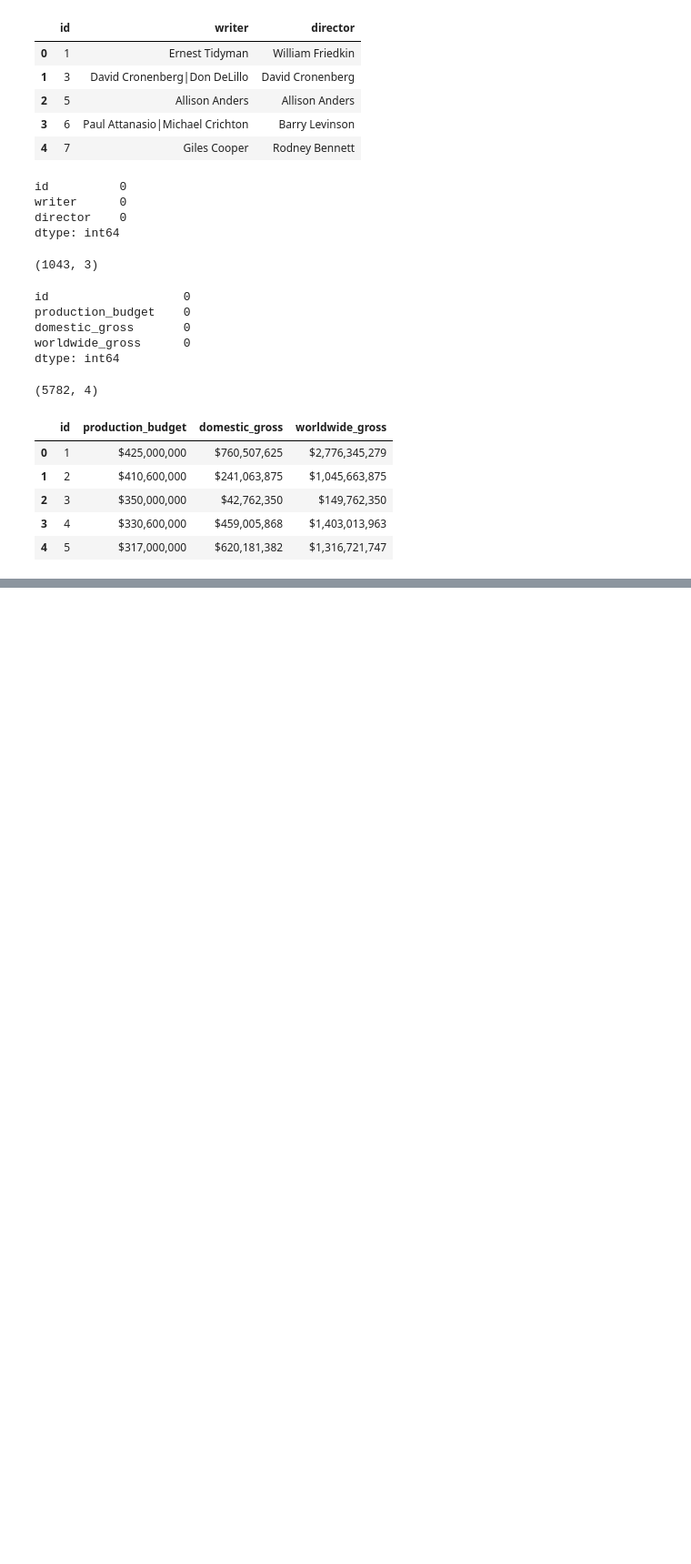
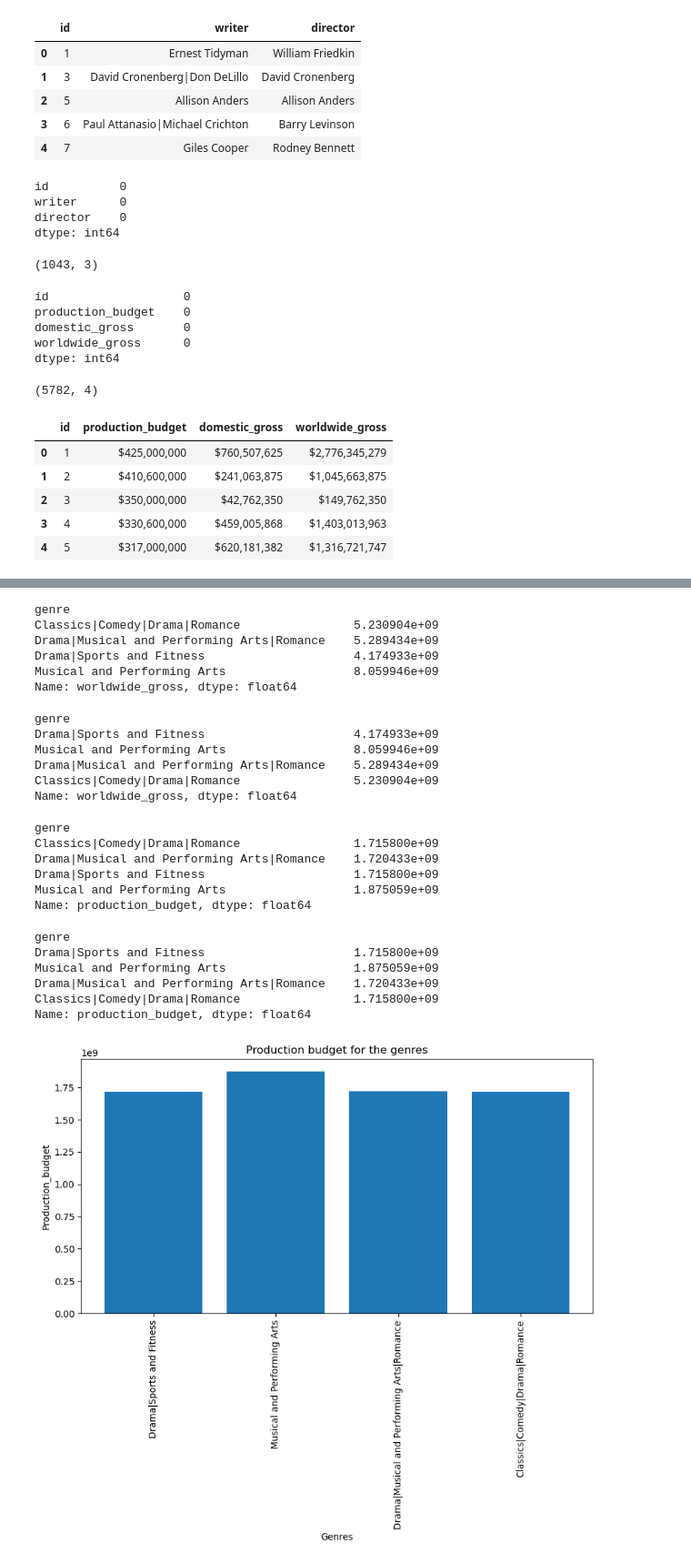
Before and after one commit to much-sly/phase-1-project, a Jupyter notebook: Phase 1 Project.ipynb, the cells around one changed output, grey strips where cells are left out. Shown: that part at 91% size. Saved outputs shown, nothing was run; the diff lists cells and outputs as text; code cells hidden in the pictures; blank space fills up the shorter version.

```diff
--- a/Phase 1 Project.ipynb
+++ b/Phase 1 Project.ipynb
@@ -393,0 +763,51 @@ movie_gross_new
+# %%
+Worldwide_genre_gross = final_df.groupby('genre')['worldwide_gross'].sum()
+Worldwide_genre_gross.head()
+# %% [output]
+genre
+Classics|Comedy|Drama|Romance                5.230904e+09
+Drama|Musical and Performing Arts|Romance    5.289434e+09
+Drama|Sports and Fitness                     4.174933e+09
+Musical and Performing Arts                  8.059946e+09
+Name: worldwide_gross, dtype: float64
+# %%
+# Sort the genres based on the original order
+Worldwide_genre_gross = Worldwide_genre_gross.reindex(final_df['genre'].unique())
+Worldwide_genre_gross.head()
+# %% [output]
+genre
+Drama|Sports and Fitness                     4.174933e+09
+Musical and Performing Arts                  8.059946e+09
+Drama|Musical and Performing Arts|Romance    5.289434e+09
+Classics|Comedy|Drama|Romance                5.230904e+09
+Name: worldwide_gross, dtype: float64
+# %%
+Production_budget_genre = final_df.groupby('genre')['production_budget'].sum()
+Production_budget_genre.head()
+# %% [output]
+genre
+Classics|Comedy|Drama|Romance                1.715800e+09
+Drama|Musical and Performing Arts|Romance    1.720433e+09
+Drama|Sports and Fitness                     1.715800e+09
+Musical and Performing Arts                  1.875059e+09
+Name: production_budget, dtype: float64
+# %%
+Production_budget_genre = Production_budget_genre.reindex(final_df['genre'].unique())
+Production_budget_genre.head()
+# %% [output]
+genre
+Drama|Sports and Fitness                     1.715800e+09
+Musical and Performing Arts                  1.875059e+09
+Drama|Musical and Performing Arts|Romance    1.720433e+09
+Classics|Comedy|Drama|Romance                1.715800e+09
+Name: production_budget, dtype: float64
+# %%
+plt.figure(figsize=(10,5))
+plt.bar(Production_budget_genre.index, Production_budget_genre.values)
+plt.title('Production budget for the genres')
+plt.xlabel('Genres')
+plt.ylabel('Production_budget')
+plt.xticks(rotation= 90)
+plt.show()
+# %% [output]
+[figure, added]
```
Also changed, not shown: parts of 58 cells of this notebook, 13 other files.
